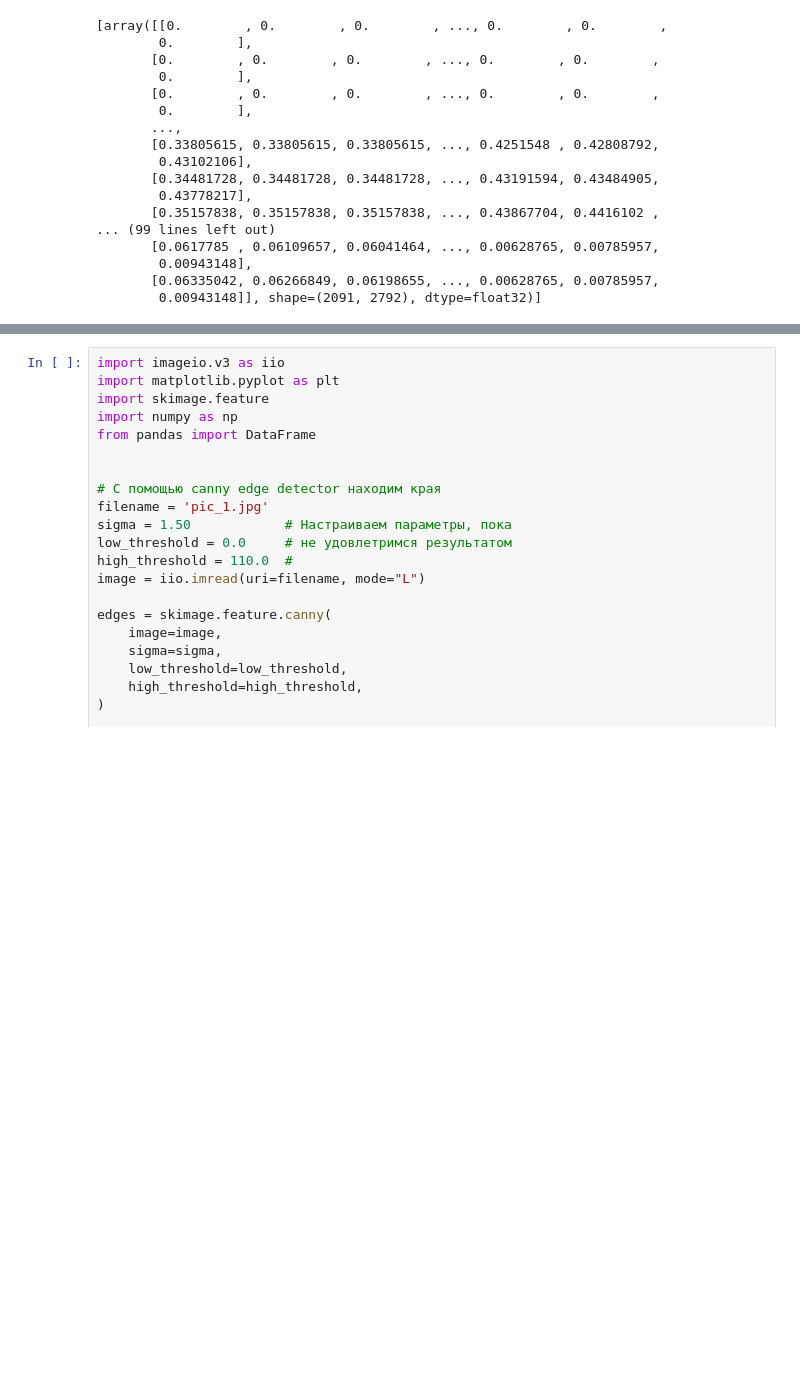
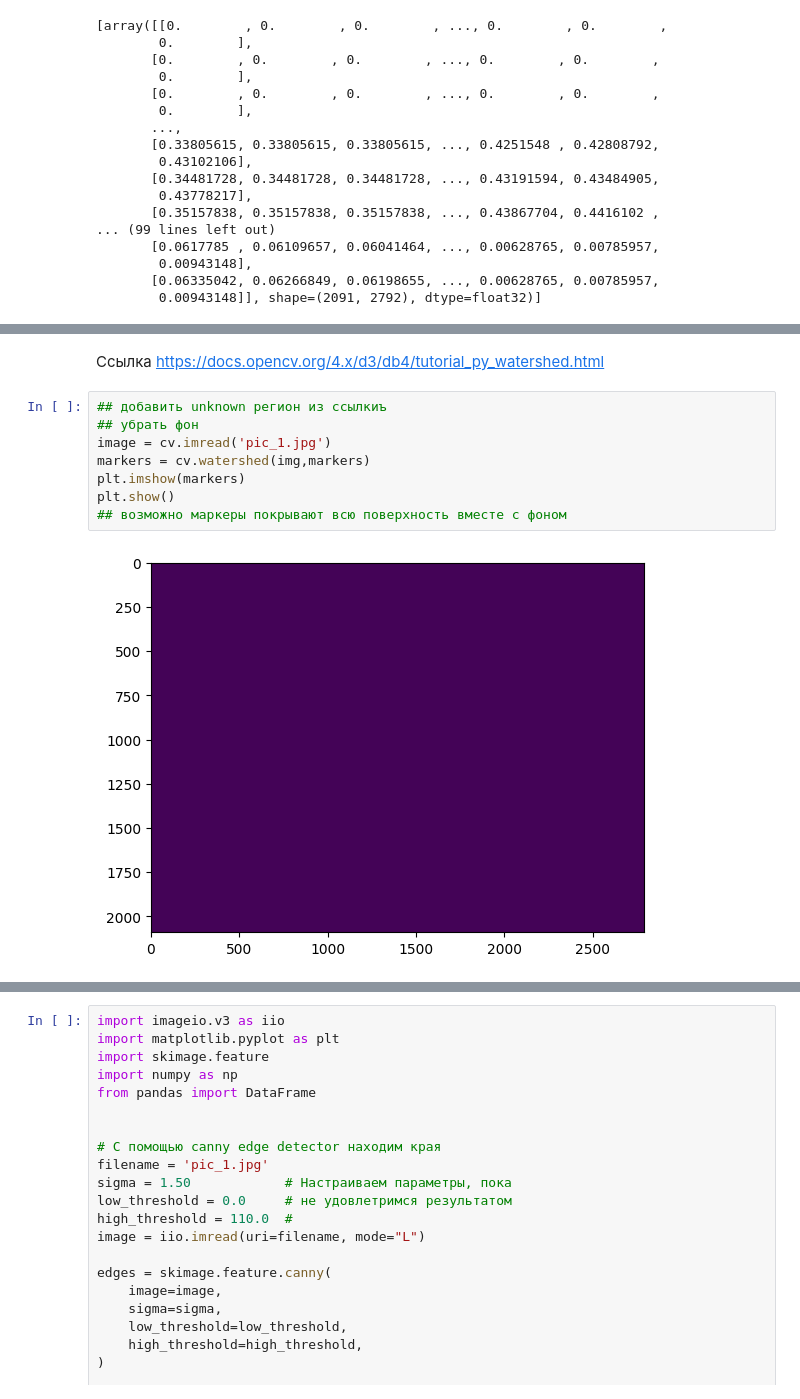
Before and after one commit to goofbull/segmentationTask, a Jupyter notebook: main.ipynb, the cells around one changed output, grey strips where cells are left out. Cells and saved outputs as stored; diff of their text form; blank space fills up the shorter version.

```diff
--- a/main.ipynb
+++ b/main.ipynb
@@ -170,0 +132,12 @@ plt.show()
+# %% [markdown]
+Ссылка https://docs.opencv.org/4.x/d3/db4/tutorial_py_watershed.html
+# %%
+## добавить unknown регион из ссылкиъ
+## убрать фон
+image = cv.imread('pic_1.jpg')
+markers = cv.watershed(img,markers)
+plt.imshow(markers)
+plt.show()
+## возможно маркеры покрывают всю поверхность вместе с фоном
+# %% [output]
+[figure, added]
```
Also changed, not shown: parts of 8 cells of this notebook, 1 other file.
